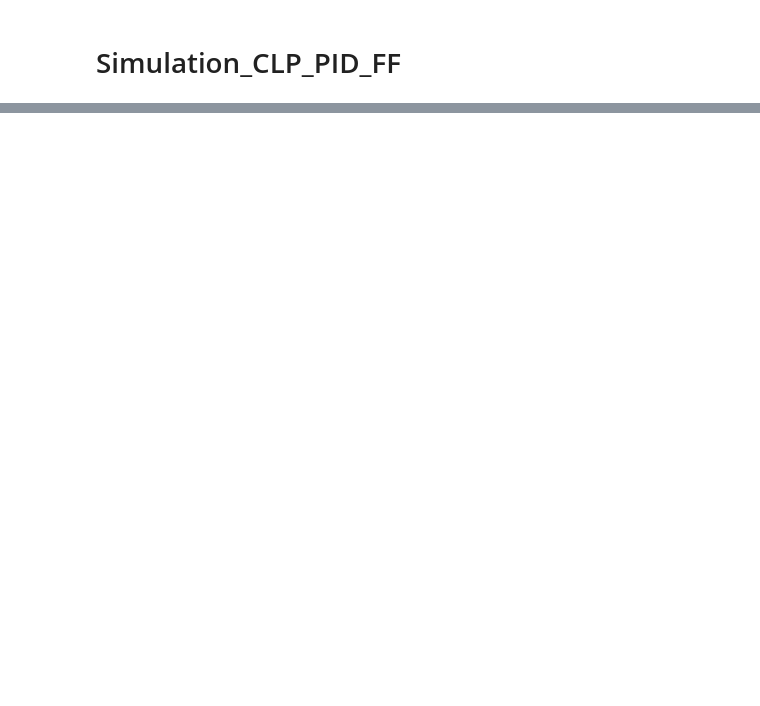
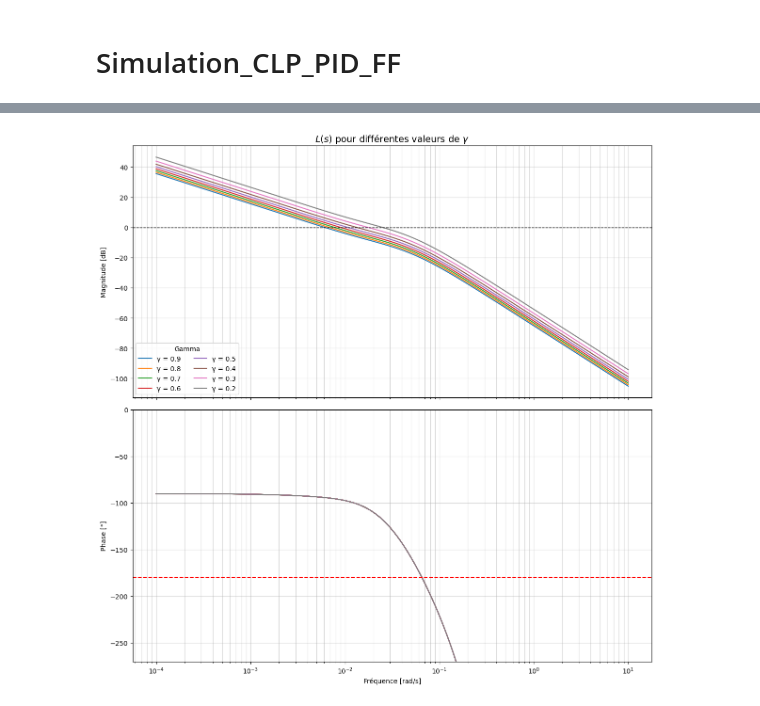
Before and after one commit to ayoub23218/Control-Tclab, a Jupyter notebook: Simulation_CLP_PID_FF.ipynb, the cells around one changed output, grey strips where cells are left out. Drawn from its saved outputs; the diff is of its cells as text; code cells hidden in the pictures; blank space fills up the shorter version.

```diff
--- a/Simulation_CLP_PID_FF.ipynb
+++ b/Simulation_CLP_PID_FF.ipynb
@@ -165,0 +250,43 @@ Dernières valeurs : P=0.00, I=63.89, D=-0.00, FF=-8.61
+# %%
+omega = np.logspace(-4, 1, 1000)
+s = 1j * omega
+
+# Process P(s)
+P = (Kp * np.exp(-thetap * s)) / ((Tp1 * s + 1) * (Tp2 * s + 1))
+
+fig, (ax_mag, ax_phase) = plt.subplots(2, 1, figsize=(12, 12), sharex=True)
+
+for g in gammas:
+    tauc = g * Tp1
+    Kc, Ti, Td = IMC_Tuning(Kp, Tp1, thetap, T2=Tp2, tauc=tauc, model='SOPDT')
+
+    # Controller C(s)
+    C = Kc * (1 + 1/(Ti * s) + (Td * s) / (alpha * Td * s + 1))
+
+    # Open-loop L(s)
+    L = P * C
+
+    mag = 20 * np.log10(np.abs(L))
+    phase = np.rad2deg(np.unwrap(np.angle(L)))
+
+    ax_mag.semilogx(omega, mag, label=f'γ = {g:.1f}')
+    ax_phase.semilogx(omega, phase, label=f'γ = {g:.1f}')
+
+# Formatting Magnitude
+ax_mag.set_title('$L(s)$ pour différentes valeurs de $\gamma$', fontsize=14)
+ax_mag.set_ylabel('Magnitude [dB]')
+ax_mag.axhline(0, color='black', lw=1, linestyle='--')
+ax_mag.grid(True, which="both", ls="-", alpha=0.5)
+ax_mag.legend(loc='lower left', title='Gamma', ncol=2)
+
+# Formatting Phase
+ax_phase.set_ylabel('Phase [°]')
+ax_phase.set_xlabel('Fréquence [rad/s]')
+ax_phase.axhline(-180, color='red', lw=1.5, linestyle='--')
+ax_phase.grid(True, which="both", ls="-", alpha=0.5)
+ax_phase.set_ylim([-270, 0])
+
+plt.tight_layout()
+plt.show()
+# %% [output]
+[figure, added]
```
Also changed, not shown: parts of 5 cells of this notebook, 47 other files.
